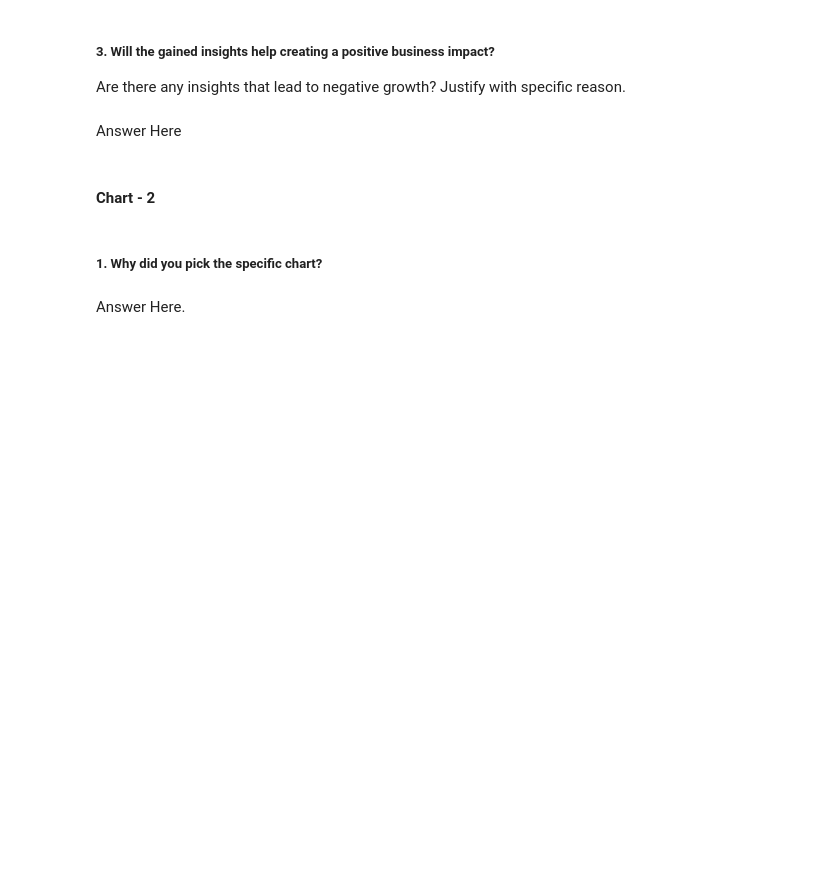
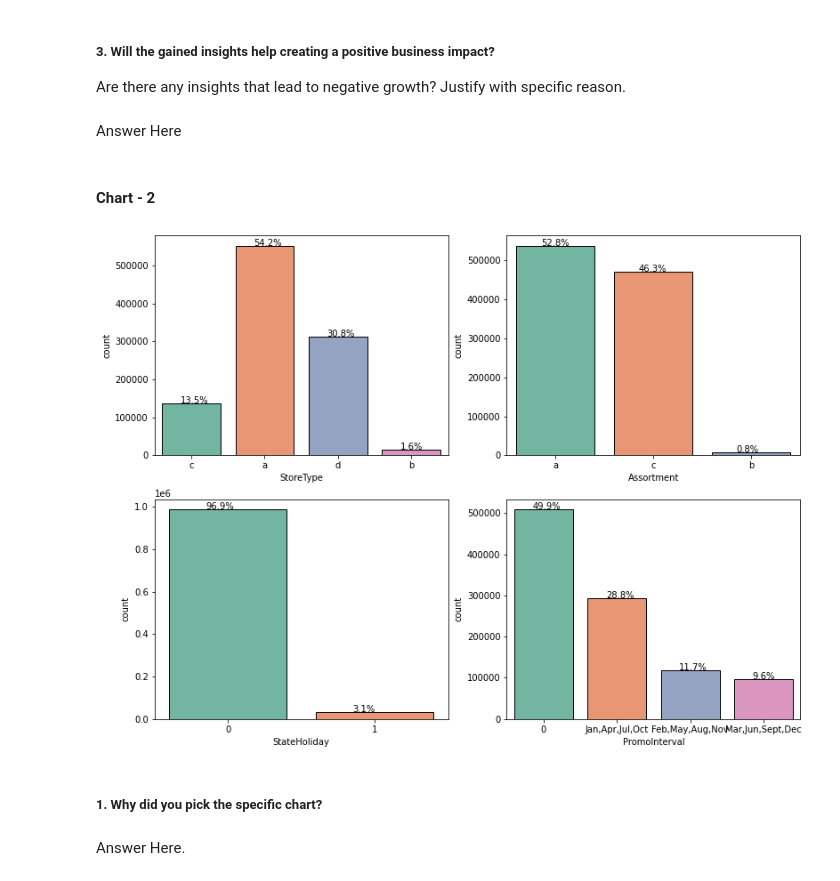
Before and after one commit to prasadwagh2503/Rossmann-Retail-Sales-Predictions, a Jupyter notebook: Prasad_Regression.ipynb, the cells around one changed output. Cells and saved outputs as stored; diff of their text form; code cells hidden in the pictures; blank space fills up the shorter version.

```diff
--- a/Prasad_Regression.ipynb
+++ b/Prasad_Regression.ipynb
@@ -562,3 +585,31 @@ Answer Here
+# %%
+# Chart - 2 visualization code
+# Store type and assortment
+plt.figure(figsize=(13,10))
+
+plt.subplot(2,2,1)
+ax=sns.countplot(merged_df['StoreType'],palette='Set2',edgecolor='black')
+for p in ax.patches:
+   ax.annotate('{:.1f}%'.format(100 * p.get_height()/float(len(merged_df['StoreType']))), (p.get_x()+0.25, p.get_height()+0.01))
+
+plt.subplot(2,2,2)
+ax=sns.countplot(merged_df['Assortment'],palette='Set2',edgecolor='black')
+for p in ax.patches:
+   ax.annotate('{:.1f}%'.format(100 * p.get_height()/float(len(merged_df['Assortment']))), (p.get_x()+0.25, p.get_height()+0.01))
+
+plt.subplot(2,2,3)
+ax=sns.countplot(merged_df['StateHoliday'],palette='Set2',edgecolor='black')
+for p in ax.patches:
+   ax.annotate('{:.1f}%'.format(100 * p.get_height()/float(len(merged_df['Assortment']))), (p.get_x()+0.25, p.get_height()+0.01))
+
+plt.subplot(2,2,4)
+ax=sns.countplot(merged_df['PromoInterval'],palette='Set2',edgecolor='black')
+for p in ax.patches:
+   ax.annotate('{:.1f}%'.format(100 * p.get_height()/float(len(merged_df['Assortment']))), (p.get_x()+0.25, p.get_height()+0.01))
+
+plt.show()
+# %% [output]
+[figure, added]
 # %% [markdown]
 ##### 1. Why did you pick the specific chart?
 # %% [markdown]
```
Also changed, not shown: parts of 10 cells of this notebook.
